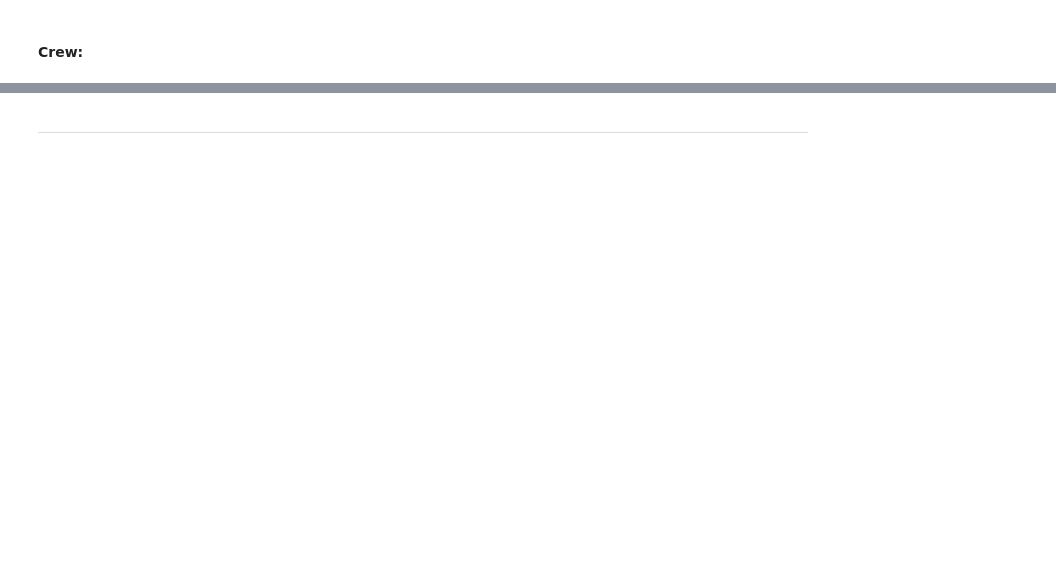
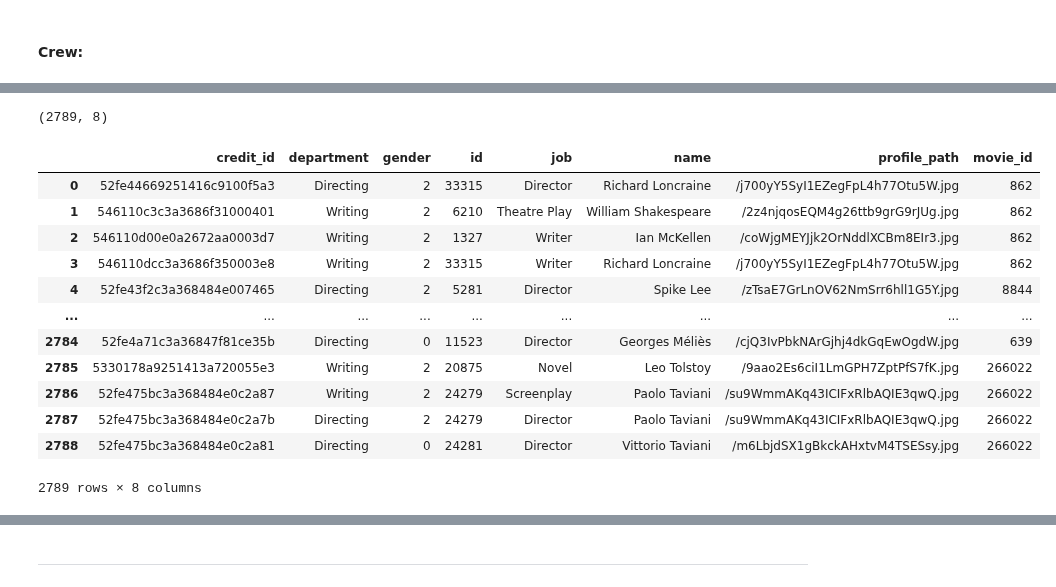
Before and after one commit to Lucaramallo/PI1_MLOps_Sistema_de_Recomendacion_Movies_ML, a Jupyter notebook: ETLs/ETL Credits/ETL Credits.ipynb, the cells around one changed output, grey strips where cells are left out. Saved outputs shown, nothing was run; the diff lists cells and outputs as text; code cells hidden in the pictures; blank space fills up the shorter version.

```diff
--- a/ETLs/ETL Credits/ETL Credits.ipynb
+++ b/ETLs/ETL Credits/ETL Credits.ipynb
@@ -158,2 +183,6 @@ memory usage: 1.0+ MB
 # %% [markdown]
 #### Crew:
+# %%
+df_credits_crew = df_credits_csv[['crew','id']]
+
+print(df_credits_crew)
@@ -159,0 +206,32 @@ memory usage: 1.0+ MB
+# %%
+iteracion = 0
+df_crew_cleaned = pd.DataFrame()
+
+# Iterar a través de la columna 'cast' en df_credits_cast
+for row in df_credits_crew['crew']:
+    try:
+        # Utilizar json.loads para convertir la representación de cadena en una lista de diccionarios
+        list_of_dicts = json.loads(row.replace("'", "\""))
+
+        # Verificar si el 'id' de la película existe en la columna 'id' de df_movie_credits_id
+        if df_movie_credits_id['id'].isin([d['id'] for d in list_of_dicts]).any():
+            # Crear el DataFrame con los datos del cast
+            crew_df = pd.DataFrame(list_of_dicts)
+
+            # Obtener el 'id' de la película de df_movie_credits_id
+            movie_id = df_movie_credits_id['id'].iloc[iteracion]
+
+            # Agregar el 'movie_id' al DataFrame cast_df
+            crew_df['movie_id'] = movie_id
+
+            # Unificar los DataFrames utilizando concat
+            df_crew_cleaned = pd.concat([df_crew_cleaned, crew_df], ignore_index=True)
+
+            # Incrementar el contador de iteración
+            iteracion += 1
+        else:
+            # Si el 'id' de la película no existe en df_movie_credits_id, omitimos esta película
+            pass
+    except json.JSONDecodeError:
+        # Omitir las filas que no se pueden decodificar como JSON
+        pass
@@ -159,0 +246,20 @@ memory usage: 1.0+ MB
+# %%
+df_crew_cleaned.shape
+# %% [output]
+(2789, 8)
+# %%
+df_crew_cleaned
+# %% [output]
+|  | credit_id | department | gender | id | job | name | profile_path | movie_id |
+| 0 | 52fe44669251416c9100f5a3 | Directing | 2 | 33315 | Director | Richard Loncraine | /j700yY5SyI1EZegFpL4h77Otu5W.jpg | 862 |
+| 1 | 546110c3c3a3686f31000401 | Writing | 2 | 6210 | Theatre Play | William Shakespeare | /2z4njqosEQM4g26ttb9grG9rJUg.jpg | 862 |
+| 2 | 546110d00e0a2672aa0003d7 | Writing | 2 | 1327 | Writer | Ian McKellen | /coWjgMEYJjk2OrNddlXCBm8EIr3.jpg | 862 |
+| 3 | 546110dcc3a3686f350003e8 | Writing | 2 | 33315 | Writer | Richard Loncraine | /j700yY5SyI1EZegFpL4h77Otu5W.jpg | 862 |
+| 4 | 52fe43f2c3a368484e007465 | Directing | 2 | 5281 | Director | Spike Lee | /zTsaE7GrLnOV62NmSrr6hll1G5Y.jpg | 8844 |
+| ... | ... | ... | ... | ... | ... | ... | ... | ... |
+| 2784 | 52fe4a71c3a36847f81ce35b | Directing | 0 | 11523 | Director | Georges Méliès | /cjQ3IvPbkNArGjhj4dkGqEwOgdW.jpg | 639 |
+| 2785 | 5330178a9251413a720055e3 | Writing | 2 | 20875 | Novel | Leo Tolstoy | /9aao2Es6ciI1LmGPH7ZptPfS7fK.jpg | 266022 |
+| 2786 | 52fe475bc3a368484e0c2a87 | Writing | 2 | 24279 | Screenplay | Paolo Taviani | /su9WmmAKq43ICIFxRlbAQIE3qwQ.jpg | 266022 |
+| 2787 | 52fe475bc3a368484e0c2a7b | Directing | 2 | 24279 | Director | Paolo Taviani | /su9WmmAKq43ICIFxRlbAQIE3qwQ.jpg | 266022 |
+| 2788 | 52fe475bc3a368484e0c2a81 | Directing | 0 | 24281 | Director | Vittorio Taviani | /m6LbjdSX1gBkckAHxtvM4TSESsy.jpg | 266022 |
+2789 rows × 8 columns
```
Also changed, not shown: parts of 14 cells of this notebook.
